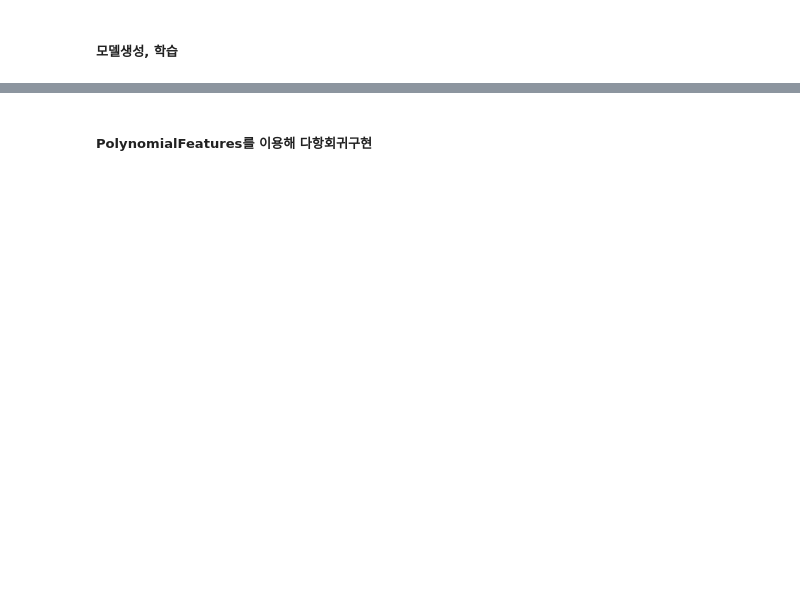
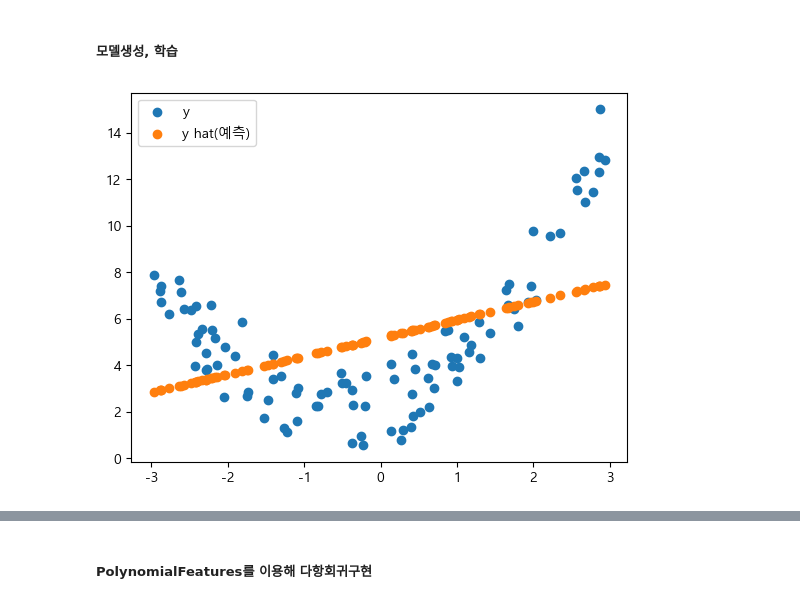
Before and after one commit to kgmyhGit/SKN06, a Jupyter notebook: 08_machine_learning/12_선형모델_선형회귀.ipynb, the cells around one changed output, grey strips where cells are left out. Drawn from its saved outputs; the diff is of its cells as text; code cells hidden in the pictures; blank space fills up the shorter version.

```diff
--- a/08_machine_learning/12_선형모델_선형회귀.ipynb
+++ b/08_machine_learning/12_선형모델_선형회귀.ipynb
@@ -135,8 +212,10 @@ pred = lr.predict(X)
 # %%
 import matplotlib.pyplot as plt
 plt.scatter(X,  y, label="y")
-plt.scatter(X, pred, label='y hat')
+plt.scatter(X, pred, label='y hat(예측)')
 plt.legend()
 plt.show()
+# %% [output]
+[figure, added]
 # %%
 lr.coef_, lr.intercept_
```
Also changed, not shown: parts of 44 cells of this notebook, 2 other files.
